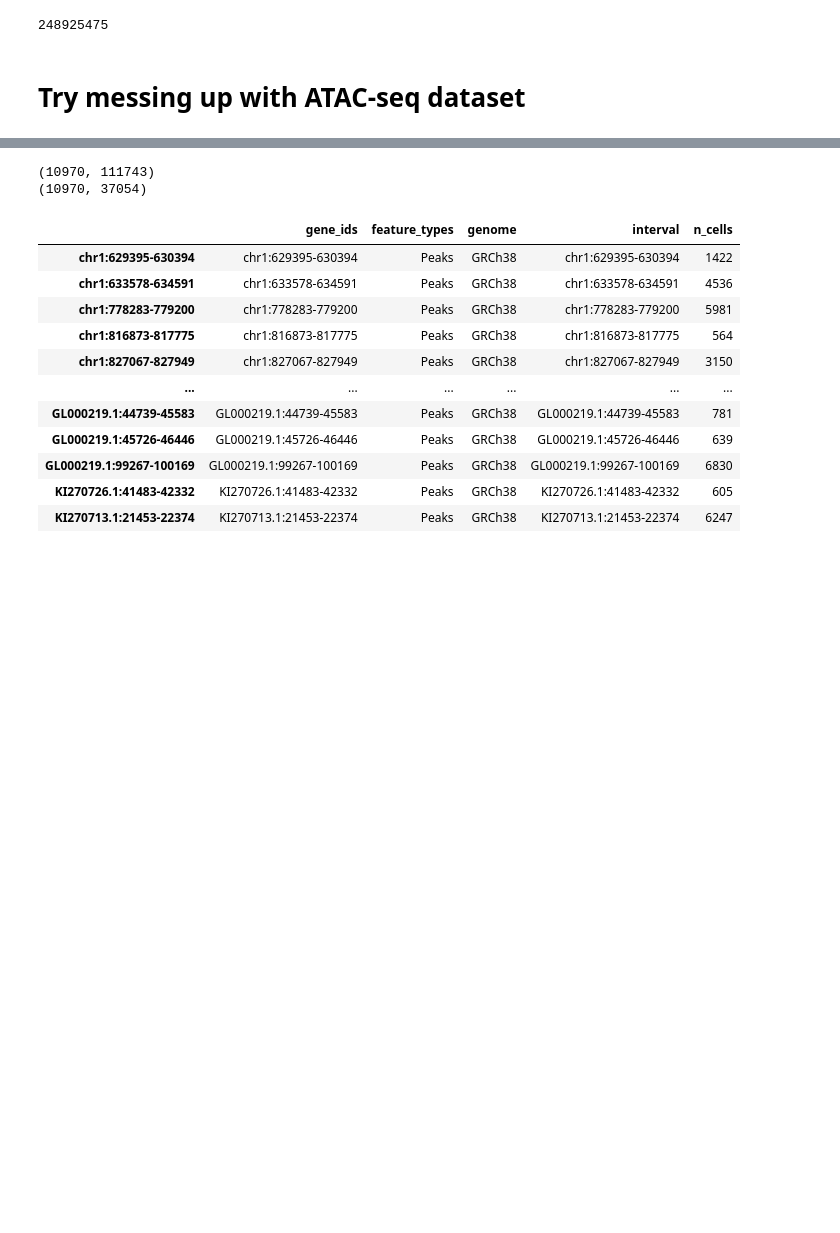
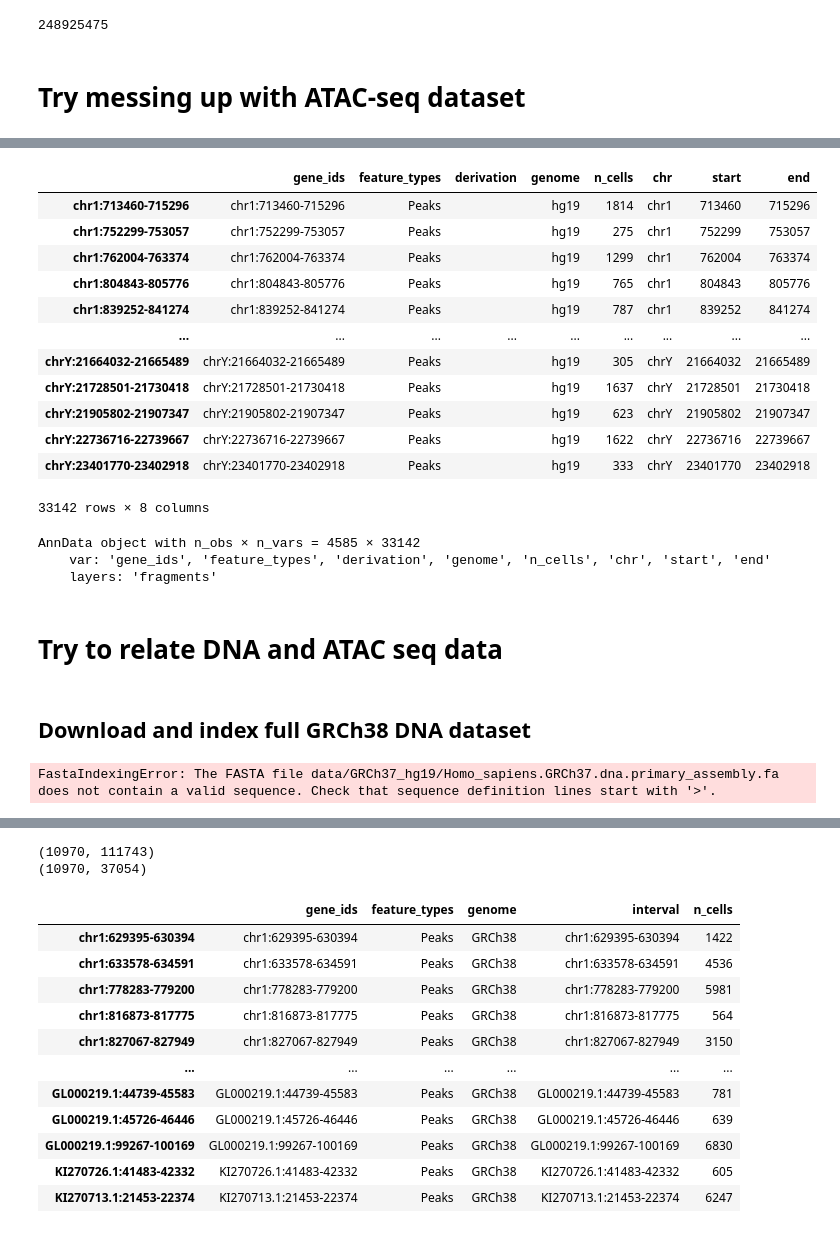
Before and after one commit to dkim0518/atacNT, a Jupyter notebook: dkim_notebook/dkim_dataloaders.ipynb, the cells around one changed output, grey strips where cells are left out. Saved outputs shown, nothing was run; the diff lists cells and outputs as text; code cells hidden in the pictures; blank space fills up the shorter version.

```diff
--- a/dkim_notebook/dkim_dataloaders.ipynb
+++ b/dkim_notebook/dkim_dataloaders.ipynb
@@ -120,0 +114,9 @@ MuData object with n_obs × n_vars = 10970 × 148344
+# %%
+# https://cf.10xgenomics.com/samples/cell-arc/2.0.0/10k_PBMC_Multiome_nextgem_Chromium_X/10k_PBMC_Multiome_nextgem_Chromium_X_filtered_feature_bc_matrix.h5
+# adata = load_atac_seq_data("data/GRCh38/10k_PBMC_Multiome_nextgem_Chromium_X_filtered_feature_bc_matrix.h5")
+
+# https://cf.10xgenomics.com/samples/cell-atac/2.1.0/8k_mouse_cortex_ATACv2_nextgem_Chromium_X/8k_mouse_cortex_ATACv2_nextgem_Chromium_X_filtered_peak_bc_matrix.h5
+# adata = load_atac_seq_data("data/GRCm38_mm10/8k_mouse_cortex_ATACv2_nextgem_Chromium_X_filtered_peak_bc_matrix.h5")
+
+# https://cf.10xgenomics.com/samples/cell-atac/1.2.0/atac_pbmc_5k_nextgem/atac_pbmc_5k_nextgem_filtered_peak_bc_matrix.h5
+adata = load_atac_seq_data("data/GRCh37_hg19/atac_pbmc_5k_nextgem_filtered_peak_bc_matrix.h5")
@@ -120,0 +132,42 @@ MuData object with n_obs × n_vars = 10970 × 148344
+# %%
+# adata.to_df(layer="counts")
+adata.var
+# %% [output]
+|  | gene_ids | feature_types | derivation | genome | n_cells | chr | start | end |
+| chr1:713460-715296 | chr1:713460-715296 | Peaks |  | hg19 | 1814 | chr1 | 713460 | 715296 |
+| chr1:752299-753057 | chr1:752299-753057 | Peaks |  | hg19 | 275 | chr1 | 752299 | 753057 |
+| chr1:762004-763374 | chr1:762004-763374 | Peaks |  | hg19 | 1299 | chr1 | 762004 | 763374 |
+| chr1:804843-805776 | chr1:804843-805776 | Peaks |  | hg19 | 765 | chr1 | 804843 | 805776 |
+| chr1:839252-841274 | chr1:839252-841274 | Peaks |  | hg19 | 787 | chr1 | 839252 | 841274 |
+| ... | ... | ... | ... | ... | ... | ... | ... | ... |
+| chrY:21664032-21665489 | chrY:21664032-21665489 | Peaks |  | hg19 | 305 | chrY | 21664032 | 21665489 |
+| chrY:21728501-21730418 | chrY:21728501-21730418 | Peaks |  | hg19 | 1637 | chrY | 21728501 | 21730418 |
+| chrY:21905802-21907347 | chrY:21905802-21907347 | Peaks |  | hg19 | 623 | chrY | 21905802 | 21907347 |
+| chrY:22736716-22739667 | chrY:22736716-22739667 | Peaks |  | hg19 | 1622 | chrY | 22736716 | 22739667 |
+| chrY:23401770-23402918 | chrY:23401770-23402918 | Peaks |  | hg19 | 333 | chrY | 23401770 | 23402918 |
+33142 rows × 8 columns
+# %%
+adata
+# %% [output]
+AnnData object with n_obs × n_vars = 4585 × 33142
+    var: 'gene_ids', 'feature_types', 'derivation', 'genome', 'n_cells', 'chr', 'start', 'end'
+    layers: 'fragments'
+# %% [markdown]
+# Try to relate DNA and ATAC seq data
+# %% [markdown]
+## Download and index full GRCh38 DNA dataset
+# %%
+from pyfaidx import Fasta
+# wget ftp://ftp.ensembl.org/pub/release-100/fasta/homo_sapiens/dna/Homo_sapiens.GRCh38.dna.primary_assembly.fa.gz
+# file_path = 'data/GRCh38/Homo_sapiens.GRCh38.dna.primary_assembly.fa'
+
+# curl -O https://ftp.ebi.ac.uk/pub/databases/gencode/Gencode_mouse/release_M10/GRCm38.p4.genome.fa.gz
+# file_path = 'data/GRCm38_mm10/GRCm38.p4.genome.fa'
+
+# wget ftp://ftp.ensembl.org/pub/grch37/current/fasta/homo_sapiens/dna/Homo_sapiens.GRCh37.dna.primary_assembly.fa.gz
+file_path = 'data/GRCh37_hg19/Homo_sapiens.GRCh37.dna.primary_assembly.fa'
+
+# Load the reference genome
+fasta = Fasta(file_path)
+# %% [output]
+FastaIndexingError: The FASTA file data/GRCh37_hg19/Homo_sapiens.GRCh37.dna.primary_assembly.fa does not contain a valid sequence. Check that sequence definition lines start with '>'.
```
Also changed, not shown: parts of 14 cells of this notebook.
